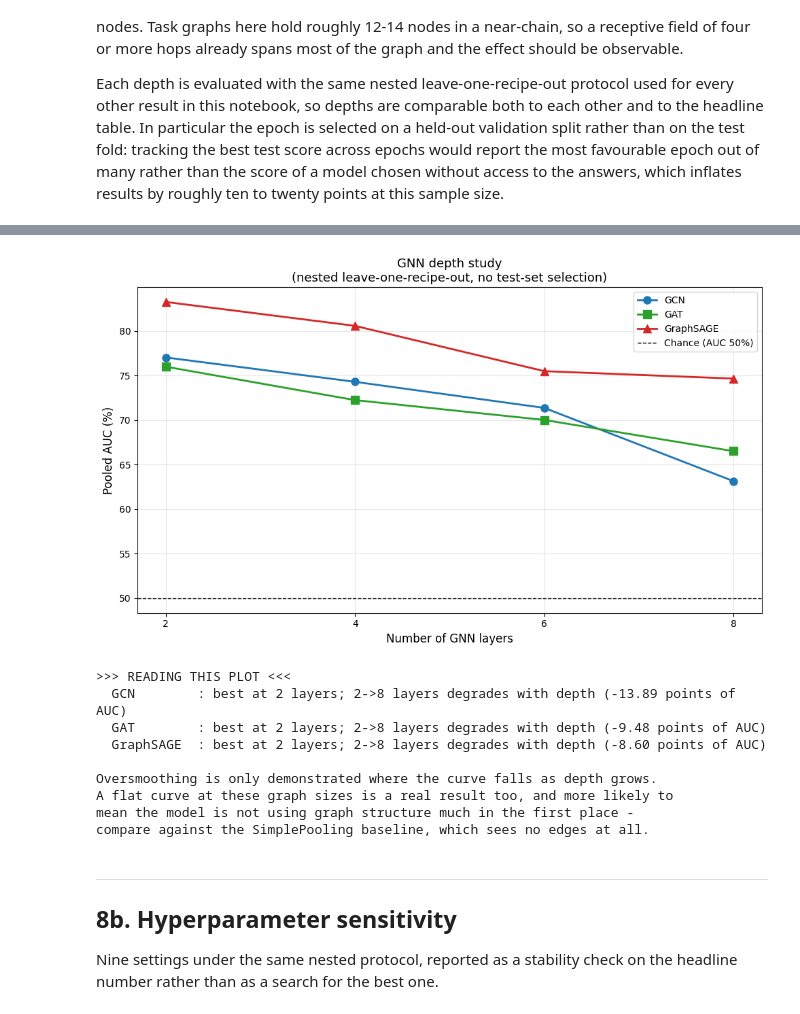
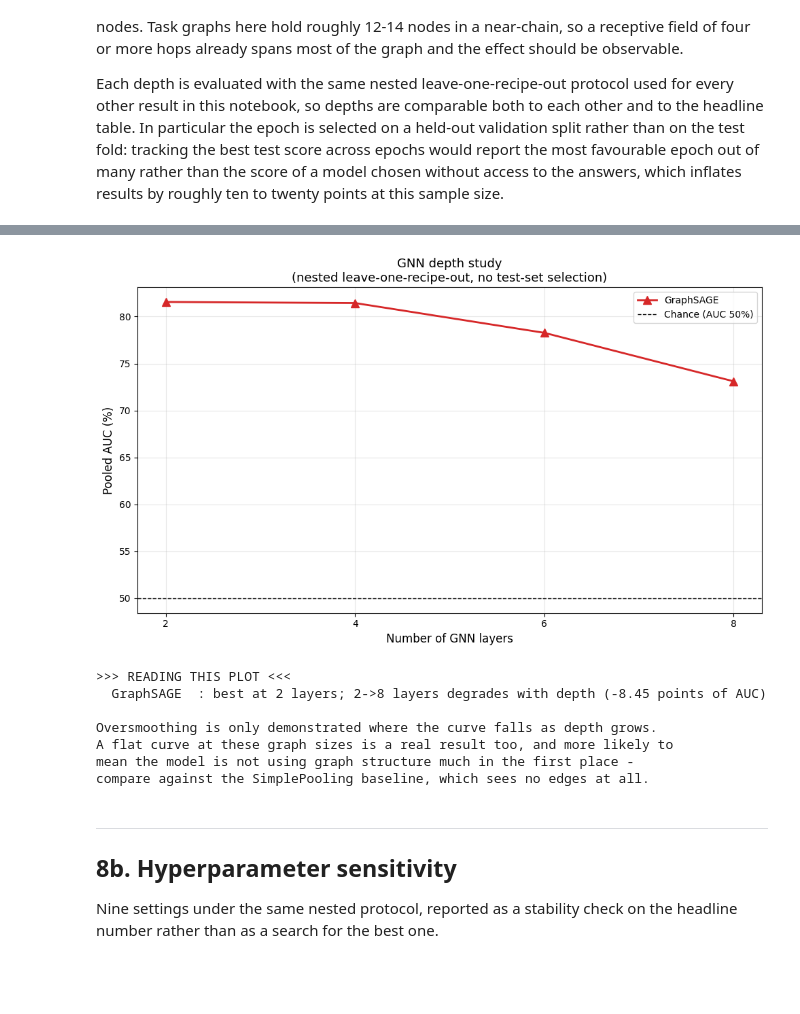
Before and after one commit to zeynepoztunc/aml-procedural-mistake-detection, a Jupyter notebook: extension_step4_gnn_classification.ipynb, the cells around one changed output, grey strips where cells are left out. Drawn from its saved outputs; the diff is of its cells as text; code cells hidden in the pictures; blank space fills up the shorter version.

```diff
--- a/extension_step4_gnn_classification.ipynb
+++ b/extension_step4_gnn_classification.ipynb
@@ -512,7 +654,7 @@ class SimplePoolingClassifier(nn.Module):
         self.combiner = make_combiner(combine, input_dim, hidden_dim=256)
 
         self.fc = nn.Sequential(
-            nn.Linear(input_dim * 2, hidden_dim),
+            nn.Linear(self.combiner.out_dim * 2, hidden_dim),
             nn.ReLU(),
             nn.Dropout(dropout),
             nn.Linear(hidden_dim, hidden_dim // 2),
@@ -651,7 +793,7 @@ def leave_one_recipe_out_gnn(model_class, pyg_data, recipe_groups, input_dim,
        weight initialisation and data order so two configurations are compared under the
        same draw. It does NOT make a run reproducible: PyG's scatter reductions and CUDA
        attention kernels are non-deterministic, and re-running this notebook unchanged
-       moved pooled AUC by up to 2 points on GAT while SimplePooling, which has no
+       moved pooled AUC by up to 2 points on an attention-based layer, while SimplePooling, which has no
        scatter over edges, moved by 0.1. Treat differences of a few AUC points between
        configurations as unresolved.
 
@@ -1420,12 +1426,28 @@ if PYG_AVAILABLE:
     print("PROJECTION ABLATION")
     print("=" * 66)
     print(f"{'metric':<20}{'average':>12}{'projection':>13}{'delta':>10}")
+    deltas = {}
     for m in ['f1', 'balanced_accuracy', 'auc']:
         a = ablation_results['average'][m]['pooled'] * 100
         p = ablation_results['projection'][m]['pooled'] * 100
+        deltas[m] = p - a
         print(f"{m:<20}{a:>11.2f}%{p:>12.2f}%{p - a:>+9.2f}")
-    print("\nA delta within a couple of points is noise at n=383 with 24 folds;")
-    print("report it as such rather than as evidence the projection helps.")
+
+    # Repeats of an identical configuration have moved pooled AUC by up to ~2 points here,
+    # and the nine-setting sweep puts the floor nearer 3. Let the code apply that threshold
+    # rather than describing the delta in prose that goes stale on the next run.
+    NOISE_FLOOR = 3.0
+    if abs(deltas['auc']) > NOISE_FLOOR and abs(deltas['balanced_accuracy']) > NOISE_FLOOR:
+        print(f"\nAUC ({deltas['auc']:+.2f}) and balanced accuracy "
+              f"({deltas['balanced_accuracy']:+.2f}) both move by more than the "
+              f"~{NOISE_FLOOR:.0f}-point run-to-run noise floor, so this looks like a real "
+              "effect of the learnable projection rather than noise. F1 is the more volatile "
+              "column at this fold count and should not be quoted on its own.")
+    else:
+        print(f"\nAUC ({deltas['auc']:+.2f}) and balanced accuracy "
+              f"({deltas['balanced_accuracy']:+.2f}) are within the "
+              f"~{NOISE_FLOOR:.0f}-point run-to-run noise floor; report this as inconclusive "
+              "rather than as evidence the projection helps.")
 # %% [output]
 ==================================================================
 GraphSAGE with combiner = 'average'
@@ -1522,7 +1508,7 @@ answers, which inflates results by roughly ten to twenty points at this sample s
 # GNN DEPTH STUDY  (nested LORO - no test-set selection)
 # ==============================================================================
 # Runtime warning: this is len(DEPTH_CONFIGS) x len(models) full nested-LORO runs.
-# With 4 depths x 3 models x 24 folds it is the most expensive cell in the notebook.
+# With 4 depths x 1 model x 24 folds this is now tractable.
 # DEPTH_EPOCHS is lowered from NUM_EPOCHS to keep it tractable; the depths are still
 # compared against each other under identical settings, which is what the study needs.
 
@@ -1532,9 +1518,12 @@ if PYG_AVAILABLE and len(pyg_data) > 0:
     DEPTH_EPOCHS = 30
     DEPTH_METRIC = 'auc'      # least distorted by the 61/39 class imbalance
 
-    depth_models = [('GCN', GCNClassifier),
-                    ('GAT', GATClassifier),
-                    ('GraphSAGE', GraphSAGEClassifier)]
+    # GraphSAGE only. DAGNN is excluded because its cost scales with
+    # (num_layers x graph topological depth): at depth 8 on graphs 19 levels deep that is
+    # 152 sequential level-sweeps per forward pass, several hours for this cell alone.
+    # Oversmoothing is a property of stacked neighbourhood averaging, which is what
+    # GraphSAGE tests.
+    depth_models = [('GraphSAGE', GraphSAGEClassifier)]
 
     oversmoothing_results = {name: {} for name, _ in depth_models}
 
@@ -1549,8 +1538,6 @@ if PYG_AVAILABLE and len(pyg_data) > 0:
         for num_layers in DEPTH_CONFIGS:
             kwargs = dict(hidden_dim=HIDDEN_DIM, num_layers=num_layers,
                           dropout=0.3, combine=COMBINE)
-            if model_name == 'GAT':
-                kwargs['heads'] = 4
 
             folds, pooled = leave_one_recipe_out_gnn(
                 ModelClass, pyg_data, recipe_groups,
@@ -1631,8 +1604,8 @@ import matplotlib.pyplot as plt
 if 'oversmoothing_results' in dir() and oversmoothing_results:
     fig, ax = plt.subplots(figsize=(10, 6))
 
-    colors = {'GCN': 'tab:blue', 'GAT': 'tab:green', 'GraphSAGE': 'tab:red'}
-    markers = {'GCN': 'o', 'GAT': 's', 'GraphSAGE': '^'}
+    colors = {'GraphSAGE': 'tab:red'}
+    markers = {'GraphSAGE': '^'}
 
     for model_name, results in oversmoothing_results.items():
         depths = sorted(results.keys())
@@ -1646,38 +1619,36 @@ if 'oversmoothing_results' in dir() and oversmoothing_results:
     ax.set_title('GNN depth study\n(nested leave-one-recipe-out, no test-set selection)',
                  fontsize=13)
     ax.legend()
     ax.grid(True, alpha=0.3)
     ax.set_xticks(DEPTH_CONFIGS)
 
     plt.tight_layout()
     plt.savefig('extension_data/gnn_depth_study.png', dpi=150, bbox_inches='tight')
     plt.show()
 
     # State what the numbers show, rather than asserting oversmoothing regardless.
     print("\n>>> READING THIS PLOT <<<")
     for model_name, results in oversmoothing_results.items():
         depths = sorted(results.keys())
         vals = [results[d][DEPTH_METRIC] for d in depths]
         best_d = depths[int(np.argmax(vals))]
         change = (vals[-1] - vals[0]) * 100      # signed: negative means it got worse
         trend = ("degrades with depth" if change < -2 else
                  "improves with depth" if change > 2 else
                  "is flat in depth")
         print(f"  {model_name:<11}: best at {best_d} layers; "
               f"{depths[0]}->{depths[-1]} layers {trend} "
               f"({change:+.2f} points of {DEPTH_METRIC.upper()})")
     print("\nOversmoothing is only demonstrated where the curve falls as depth grows.")
     print("A flat curve at these graph sizes is a real result too, and more likely to")
     print("mean the model is not using graph structure much in the first place -")
     print("compare against the SimplePooling baseline, which sees no edges at all.")
 else:
     print("Run the depth study first")
 # %% [output]
-[figure, old version]
+[figure, new version]
 >>> READING THIS PLOT <<<
-  GCN        : best at 2 layers; 2->8 layers degrades with depth (-13.89 points of AUC)
-  GAT        : best at 2 layers; 2->8 layers degrades with depth (-9.48 points of AUC)
-  GraphSAGE  : best at 2 layers; 2->8 layers degrades with depth (-8.60 points of AUC)
+  GraphSAGE  : best at 2 layers; 2->8 layers degrades with depth (-8.45 points of AUC)
 
 Oversmoothing is only demonstrated where the curve falls as depth grows.
 A flat curve at these graph sizes is a real result too, and more likely to
```
Also changed, not shown: parts of 24 cells of this notebook, 5 other files.
